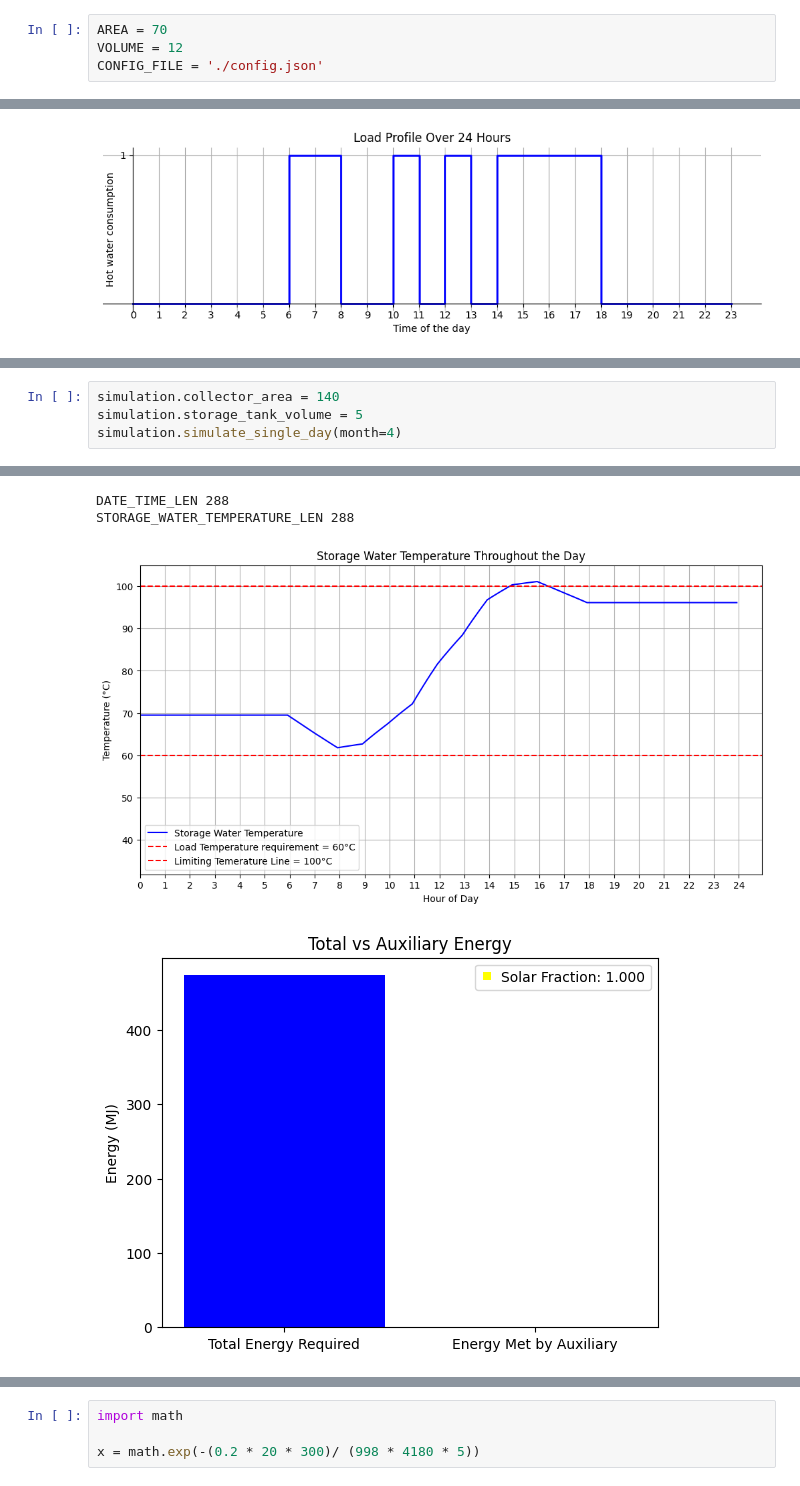
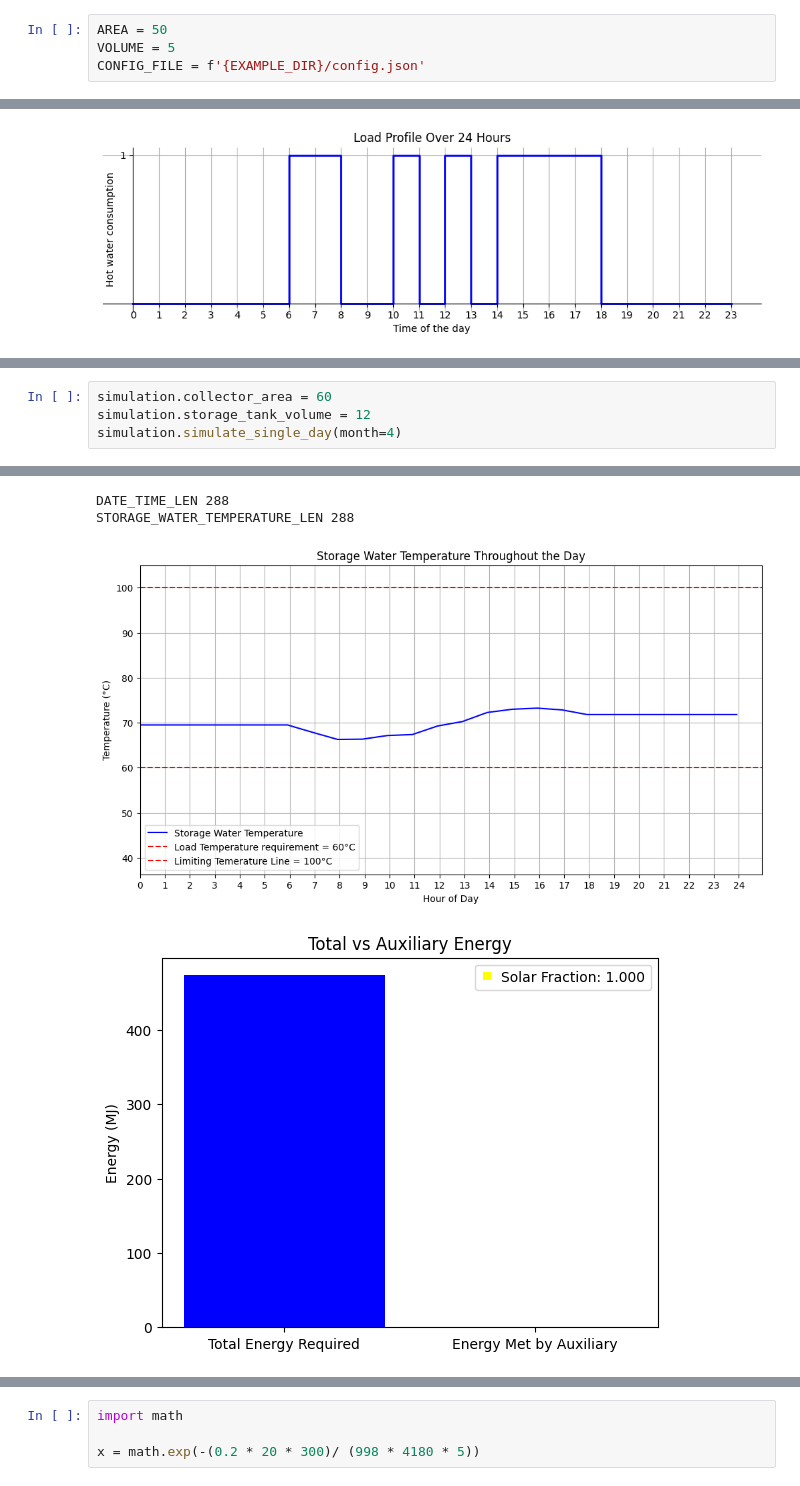
Before and after one commit to yashladd/solar_water_heater, a Jupyter notebook: examples/latest.ipynb, the cells around one changed output, grey strips where cells are left out. Cells and saved outputs as stored; diff of their text form.

```diff
--- a/latest.ipynb
+++ b/examples/latest.ipynb
@@ -1,9 +10,9 @@
 # %%
 from models import *
 # %%
-AREA = 70
-VOLUME = 12
-CONFIG_FILE = './config.json'
+AREA = 50
+VOLUME = 5
+CONFIG_FILE = f'{EXAMPLE_DIR}/config.json'
 # %%
 simulation = SimulationEnvironment(AREA, VOLUME, CONFIG_FILE)
 simulation.collector_area
@@ -86,28 +95,28 @@ DatetimeIndex(['2006-01-01 05:00:00', '2006-01-01 06:00:00',
 # %%
-simulation.collector_area = 140
-simulation.storage_tank_volume = 5
+simulation.collector_area = 60
+simulation.storage_tank_volume = 12
 simulation.simulate_single_day(month=4)
 # %% [output]
 AUXILIARY ENERGY 473.463 MJ
 TOTAL_ENERGY 0.000 MJ
 THE SOLAR FRACTION IS: 1.000
 DatetimeIndex(['2006-04-15 00:00:00', '2006-04-15 01:00:00',
                '2006-04-15 02:00:00', '2006-04-15 03:00:00',
                '2006-04-15 04:00:00', '2006-04-15 05:00:00',
                '2006-04-15 06:00:00', '2006-04-15 07:00:00',
                '2006-04-15 08:00:00', '2006-04-15 09:00:00',
                '2006-04-15 10:00:00', '2006-04-15 11:00:00',
                '2006-04-15 12:00:00', '2006-04-15 13:00:00',
                '2006-04-15 14:00:00', '2006-04-15 15:00:00',
                '2006-04-15 16:00:00', '2006-04-15 17:00:00',
                '2006-04-15 18:00:00', '2006-04-15 19:00:00',
                '2006-04-15 20:00:00', '2006-04-15 21:00:00',
                '2006-04-15 22:00:00', '2006-04-15 23:00:00'],
               dtype='datetime64[ns]', name='time', freq=None)
 [figure]
 DATE_TIME_LEN 288
 STORAGE_WATER_TEMPERATURE_LEN 288
-[figure, old version]
+[figure, new version]
 [figure]
 # %%
 simulation.simulate_month(10)
```
Also changed, not shown: parts of 7 cells of this notebook, 13 other files.
